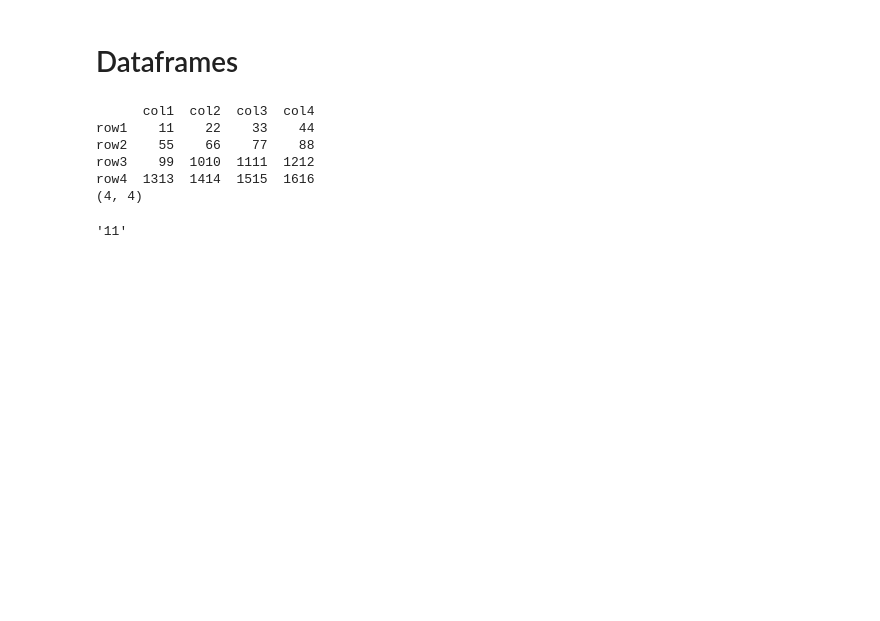
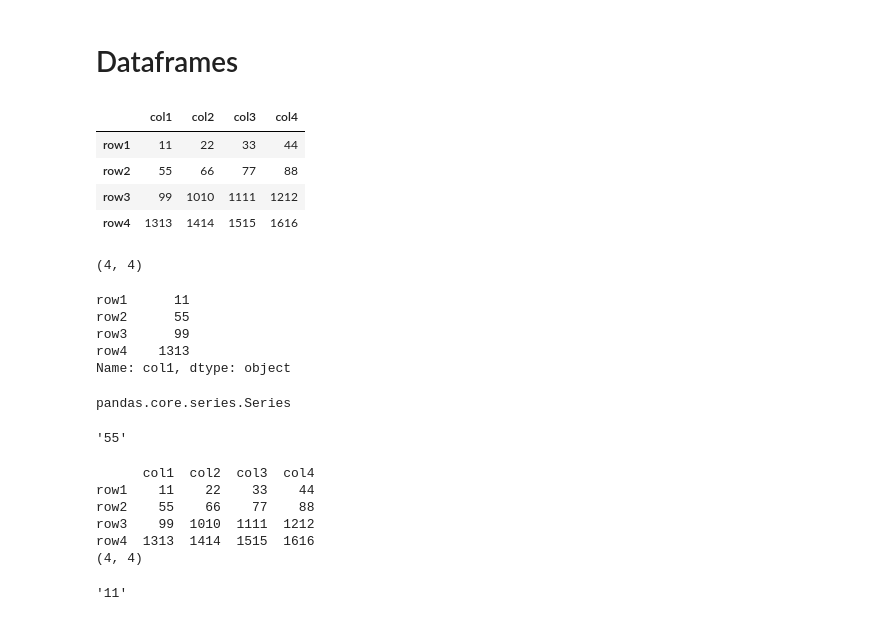
Before and after one commit to 1966hs/MujeresDigitales, a Jupyter notebook: 7)_PandasHeidy.ipynb, the cells around one changed output. Saved outputs shown, nothing was run; the diff lists cells and outputs as text; code cells hidden in the pictures; blank space fills up the shorter version.

```diff
--- a/7)_PandasHeidy.ipynb
+++ b/7)_PandasHeidy.ipynb
@@ -885,6 +928,34 @@ data = np.array([['', "col1", "col2","col3","col4"],
 # %%
 # data = all data | index = col 0 | columns = row 0
 df = pd.DataFrame(data=data[1:,1:], index=data[1:,0], columns=data[0,1:])
+# %%
+df
+# %% [output]
+|  | col1 | col2 | col3 | col4 |
+| row1 | 11 | 22 | 33 | 44 |
+| row2 | 55 | 66 | 77 | 88 |
+| row3 | 99 | 1010 | 1111 | 1212 |
+| row4 | 1313 | 1414 | 1515 | 1616 |
+# %%
+df.shape#nos dice las dimesiones es de 4 filas por 4 columnas
+# %% [output]
+(4, 4)
+# %%
+df["col1"] # y nos muestra los valores de esa columna
+# %% [output]
+row1      11
+row2      55
+row3      99
+row4    1313
+Name: col1, dtype: object
+# %%
+type(df["col1"])#el dataframe esta constituido por Series , les sirven algunas funciones
+# %% [output]
+pandas.core.series.Series
+# %%
+df["col1"]["row2"]#un valor puntual a la columna una la fila 2
+# %% [output]
+'55'
 # %%
 print(df)
 print(df.shape) # Forma
```
Also changed, not shown: parts of 34 cells of this notebook.
